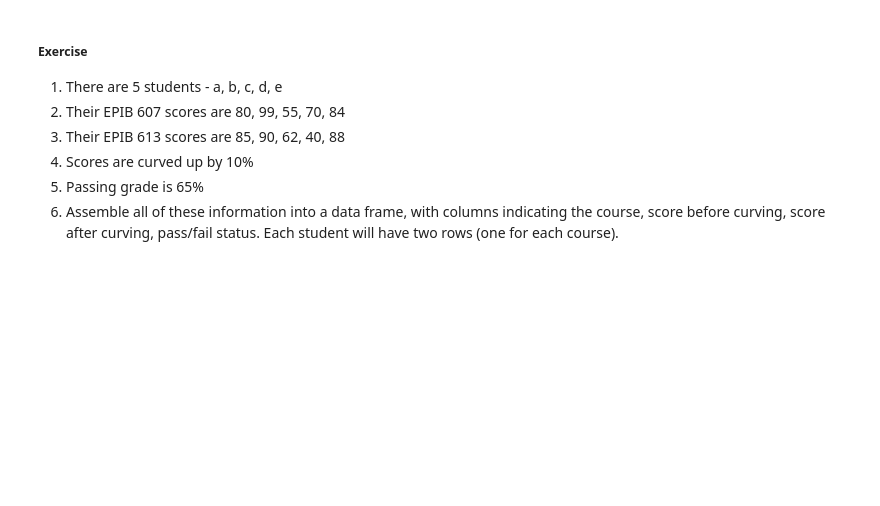
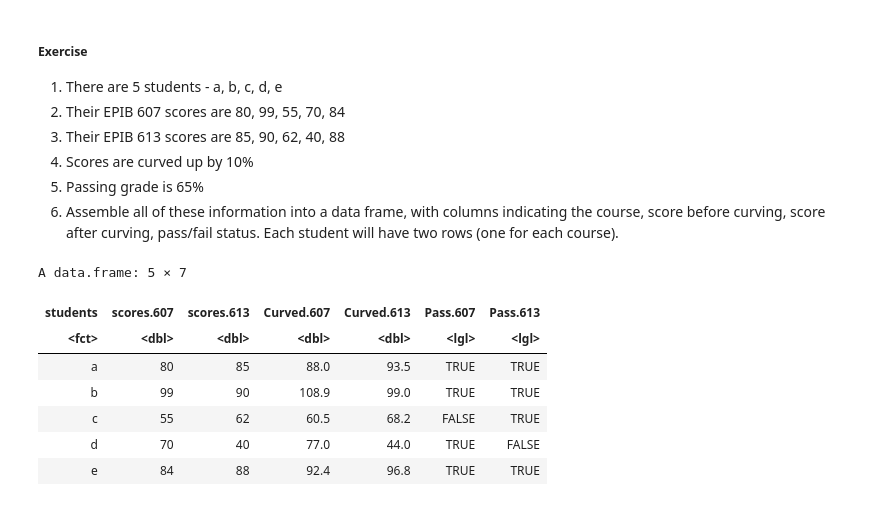
Before and after one commit to ly129/EPIB613_2020, a Jupyter notebook: Notes.ipynb, the cells around one changed output. Drawn from its saved outputs; the diff is of its cells as text; code cells hidden in the pictures; blank space fills up the shorter version.

```diff
--- a/Notes.ipynb
+++ b/Notes.ipynb
@@ -698,3 +754,22 @@ TRUE + TRUE + FALSE # True = 1, False = 0.
 4. Scores are curved up by 10%
 5. Passing grade is 65%
 7. Assemble all of these information into a data frame, with columns indicating the course, score before curving, score after curving, pass/fail status. Each student will have two rows (one for each course).
+# %%
+students<- c('a','b','c','d','e')
+scores.607 <- c(80, 99, 55, 70, 84)
+scores.613 <-c(85, 90, 62, 40, 88)
+Curved.607 <-scores.607 *1.1
+Curved.613<-scores.613*1.1
+Pass.607<-c(T,T,F,T,T)
+Pass.613<-c(T,T,T,F,T)
+Df<-data.frame(students, scores.607, scores.613, Curved.607, Curved.613, Pass.607, Pass.613)
+Df
+# %% [output]
+A data.frame: 5 × 7
+| students | scores.607 | scores.613 | Curved.607 | Curved.613 | Pass.607 | Pass.613 |
+| <fct> | <dbl> | <dbl> | <dbl> | <dbl> | <lgl> | <lgl> |
+| a | 80 | 85 | 88.0 | 93.5 | TRUE | TRUE |
+| b | 99 | 90 | 108.9 | 99.0 | TRUE | TRUE |
+| c | 55 | 62 | 60.5 | 68.2 | FALSE | TRUE |
+| d | 70 | 40 | 77.0 | 44.0 | TRUE | FALSE |
+| e | 84 | 88 | 92.4 | 96.8 | TRUE | TRUE |
```
Also changed, not shown: parts of 18 cells of this notebook, 2 other files.
